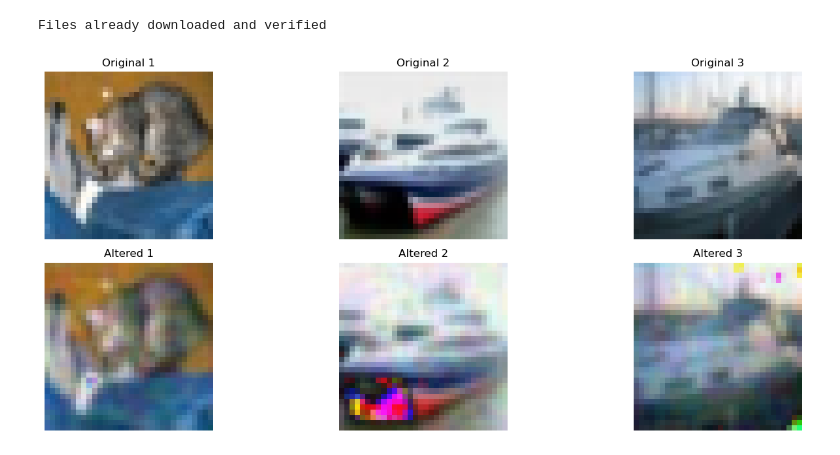
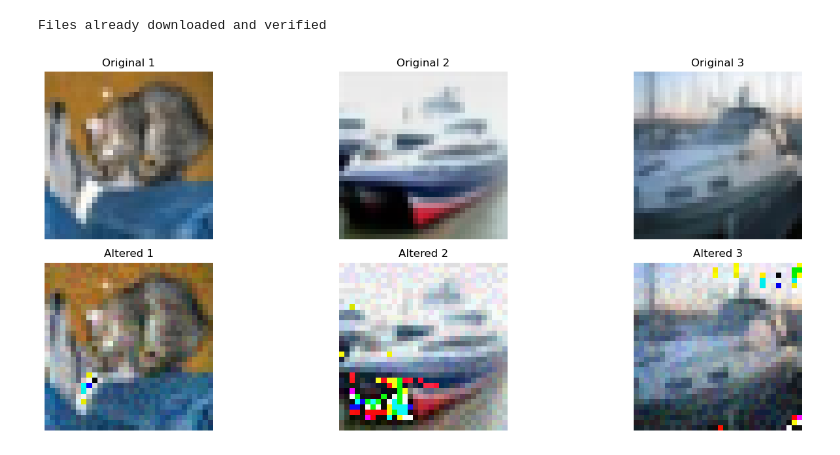
Before and after one commit to V-G-spec/DLProject-MLP, a Jupyter notebook: Experiments/Charles/VGG/cifar-10_VGG.ipynb, the cells around one changed output. Cells and saved outputs as stored; diff of their text form; code cells hidden in the pictures.

```diff
--- a/Experiments/Charles/VGG/cifar-10_VGG.ipynb
+++ b/Experiments/Charles/VGG/cifar-10_VGG.ipynb
@@ -121,34 +112,32 @@ Permuted CIFAR10 total accuracy: 74.07%
 # %%
 import matplotlib.pyplot as plt
 import numpy as np
 
 test_dataset = datasets.CIFAR10(root='./data', train=False, download=True, transform=None)
+loaded_dataset = torch.load('cifar10_fgsa_resnet50_eval_10.pth')
 altered_dataset = CustomDataset(loaded_dataset, transform = transforms.Resize(32))
-
-original = test_dataset[0][0]
-altered = altered_dataset[0][0]
 
 
 # Create a subplot for each image
 fig, axes = plt.subplots(2, 3, figsize=(15, 6))
 
 for i in range(3):
     # Original image
     original_image, _ = test_dataset[i]
     axes[0, i].imshow(np.array(original_image))
     axes[0, i].set_title(f'Original {i + 1}')
 
     # Altered image
     altered_image, _ = altered_dataset[i]
     axes[1, i].imshow(np.array(altered_image))
     axes[1, i].set_title(f'Altered {i + 1}')
 
 # Hide the axes
 for ax in axes.flatten():
     ax.axis('off')
 
 plt.tight_layout()
 plt.show()
 # %% [output]
 Files already downloaded and verified
-[figure, old version]
+[figure, new version]
```
Also changed, not shown: parts of 3 cells of this notebook, 9 other files.
